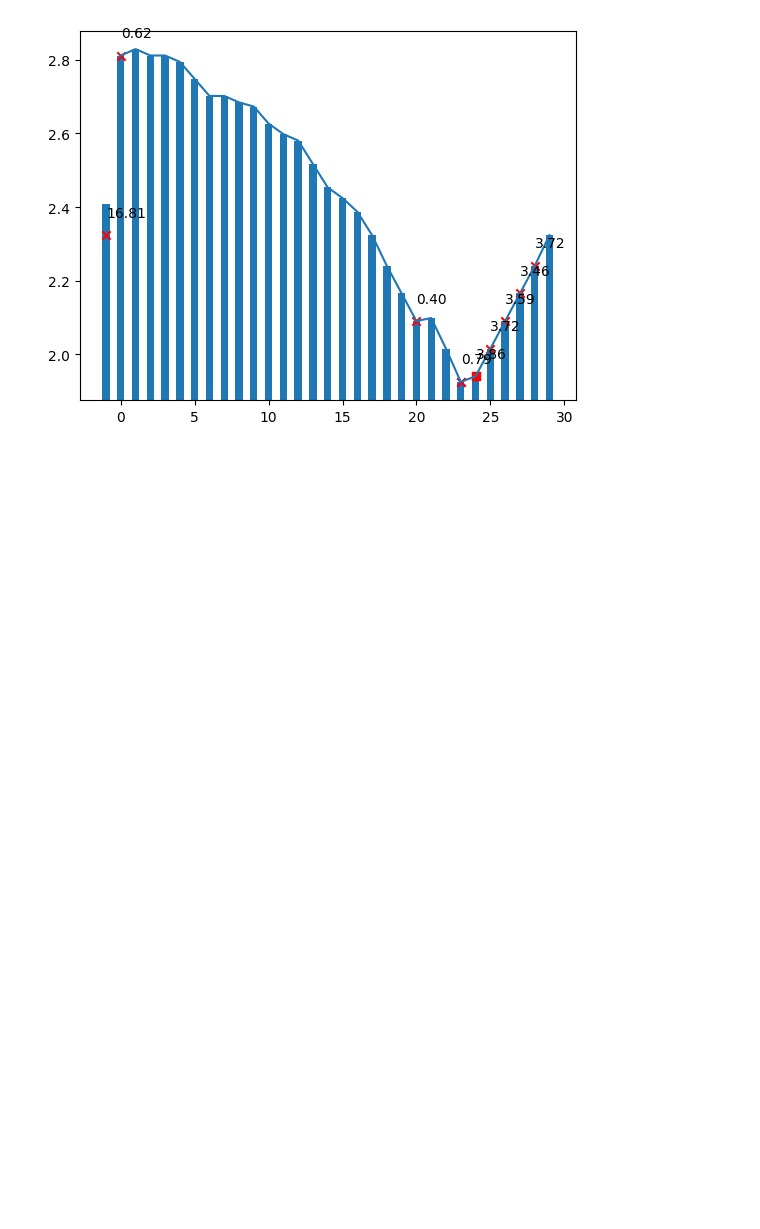
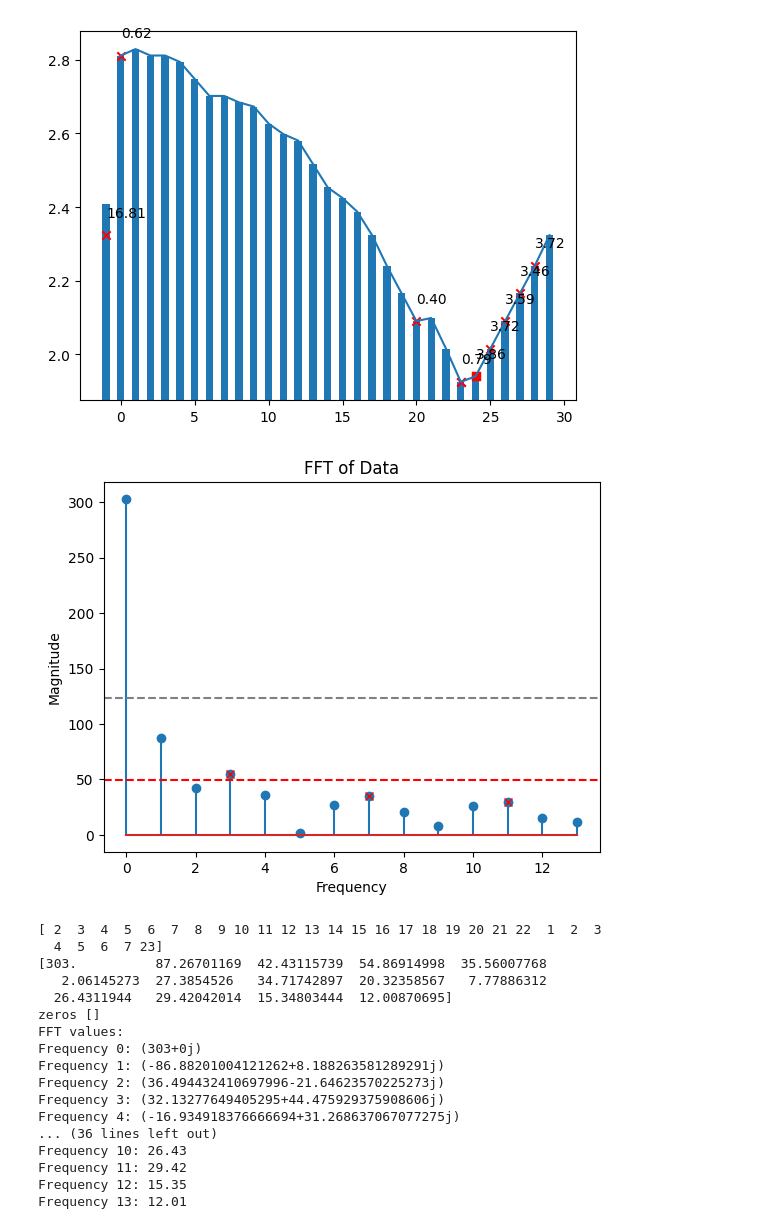
Before and after one commit to EdenWuyifan/Fall-2023-CS-GY6903-CS-UY4783-Project-1, a Jupyter notebook: entropy_fft_analysis.ipynb, the cells around one changed output. Drawn from its saved outputs; the diff is of its cells as text; code cells hidden in the pictures; blank space fills up the shorter version.

```diff
--- a/entropy_fft_analysis.ipynb
+++ b/entropy_fft_analysis.ipynb
@@ -662,9 +802,9 @@ plot_optimizer_behavior(ciphers[7][2], plains[2], correct=24)
 25 26 27 28 29
 [figure]
 # %%
-def fft_analysis(ciphertext, plaintext, search_space=30, debug=False):
-    cipher_stream = encode(ciphertext[:search_space])
-    plain_stream = encode(plaintext[:search_space])
+def fft_analysis(ciphertext, plaintext, N=30, debug=False):
+    cipher_stream = encode(ciphertext[:N])
+    plain_stream = encode(plaintext[:N])
     diffs = stream_diff(cipher_stream, plain_stream)
 
     freqs = np.fft.fft(diffs)
@@ -686,6 +826,7 @@ def fft_analysis(ciphertext, plaintext, search_space=30, debug=False):
     if debug:
         print(diffs)
         print(magnitudes)
+        print('zeros', np.where(magnitudes < 1e-5)[0])
         # Print the computed FFT values
         print("FFT values:")
         for i, value in enumerate(freqs):
@@ -695,4 +836,25 @@ def fft_analysis(ciphertext, plaintext, search_space=30, debug=False):
         print(f"\nMagnitudes:")
         for i, mag in enumerate(magnitudes):
             print(f"Frequency {i}: {mag:.2f}")
+# %%
+fft_analysis(ciphers[22][2], plains[2], N=29, debug=True)
+# %% [output]
+[figure, added]
+[ 2  3  4  5  6  7  8  9 10 11 12 13 14 15 16 17 18 19 20 21 22  1  2  3
+  4  5  6  7 23]
+[303.          87.26701169  42.43115739  54.86914998  35.56007768
+   2.06145273  27.3854526   34.71742897  20.32358567   7.77886312
+  26.4311944   29.42042014  15.34803444  12.00870695]
+zeros []
+FFT values:
+Frequency 0: (303+0j)
+Frequency 1: (-86.88201004121262+8.188263581289291j)
+Frequency 2: (36.494432410697996-21.64623570225273j)
+Frequency 3: (32.13277649405295+44.475929375908606j)
+Frequency 4: (-16.934918376666694+31.268637067077275j)
+... (36 lines left out)
+Frequency 10: 26.43
+Frequency 11: 29.42
+Frequency 12: 15.35
+Frequency 13: 12.01
 # %%
```
Also changed, not shown: parts of 31 cells of this notebook, 2 other files.
